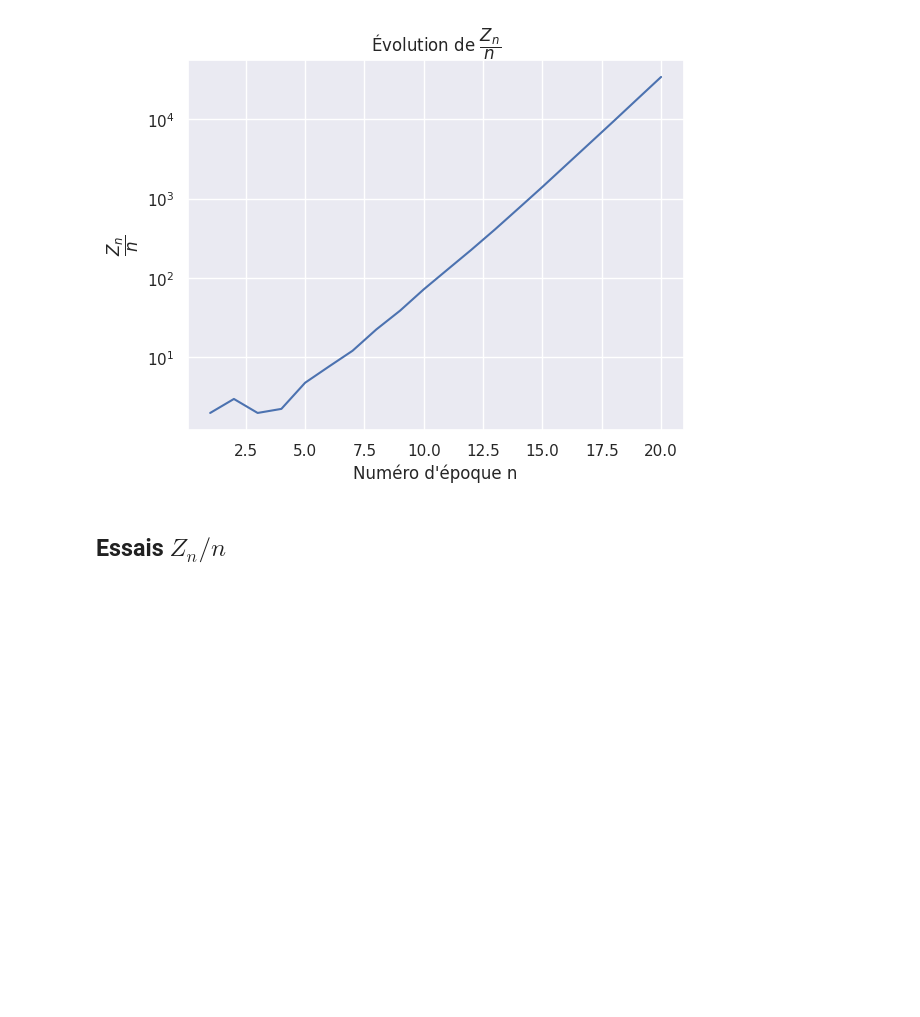
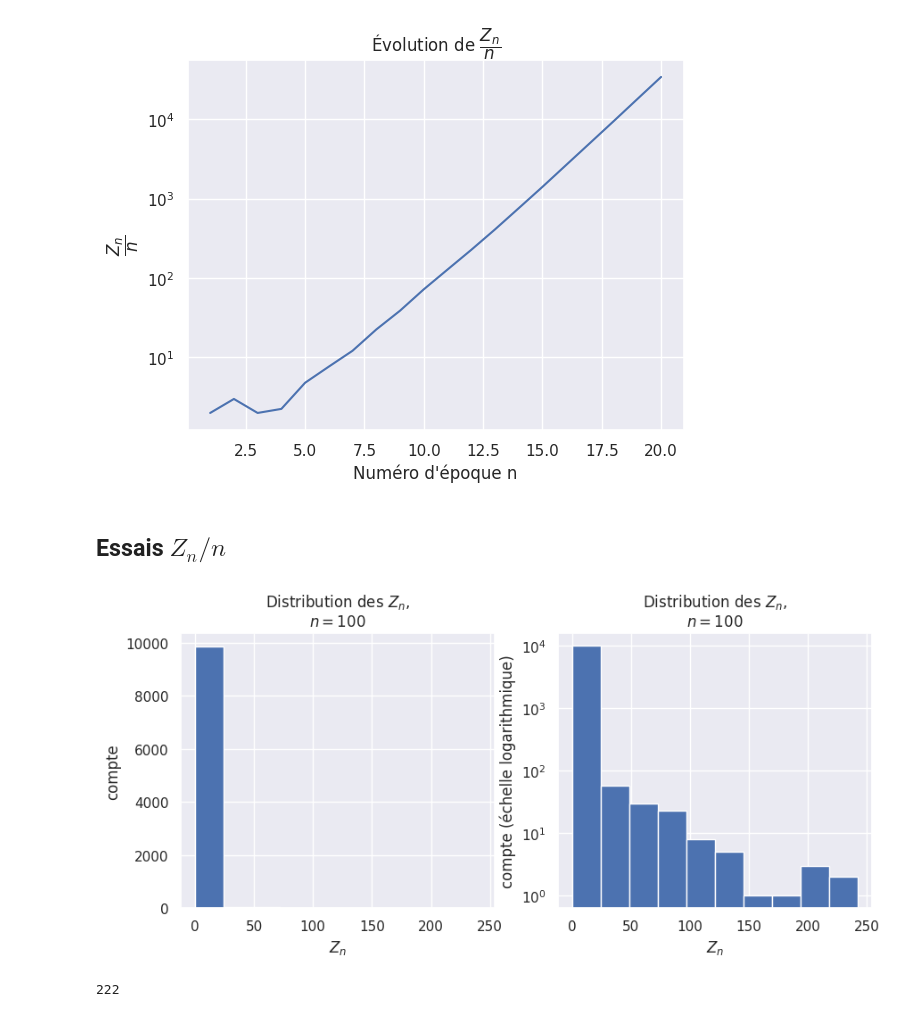
Before and after one commit to Ab2nour/epidemic-simulation, a Jupyter notebook: src/notebooks/galton-watson.ipynb, the cells around one changed output. Cells and saved outputs as stored; diff of their text form; code cells hidden in the pictures; blank space fills up the shorter version.

```diff
--- a/src/notebooks/galton-watson.ipynb
+++ b/src/notebooks/galton-watson.ipynb
@@ -94,0 +87,11 @@ for i in range(nb_simulations):
+# %%
+simulations = gp1.lance_simulations(nb_simulations, nb_epoques)
+simulations = np.array(simulations)
+# %%
+plot_zn_distribution(simulations, nb_epoques)
+# %% [output]
+[figure, added]
+# %%
+np.sum(simulations > 0)
+# %% [output]
+222
```
Also changed, not shown: parts of 49 cells of this notebook, 2 other files.
